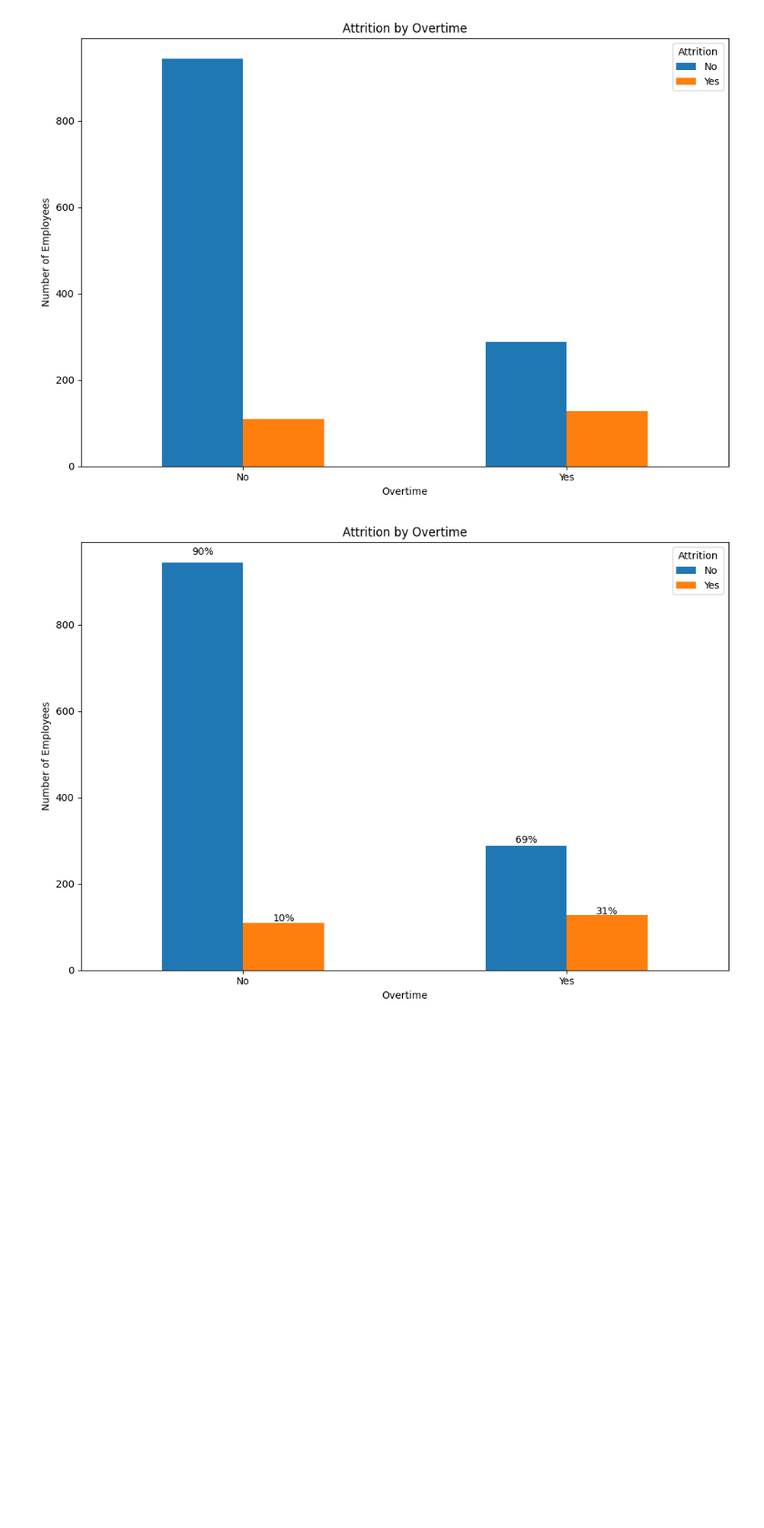
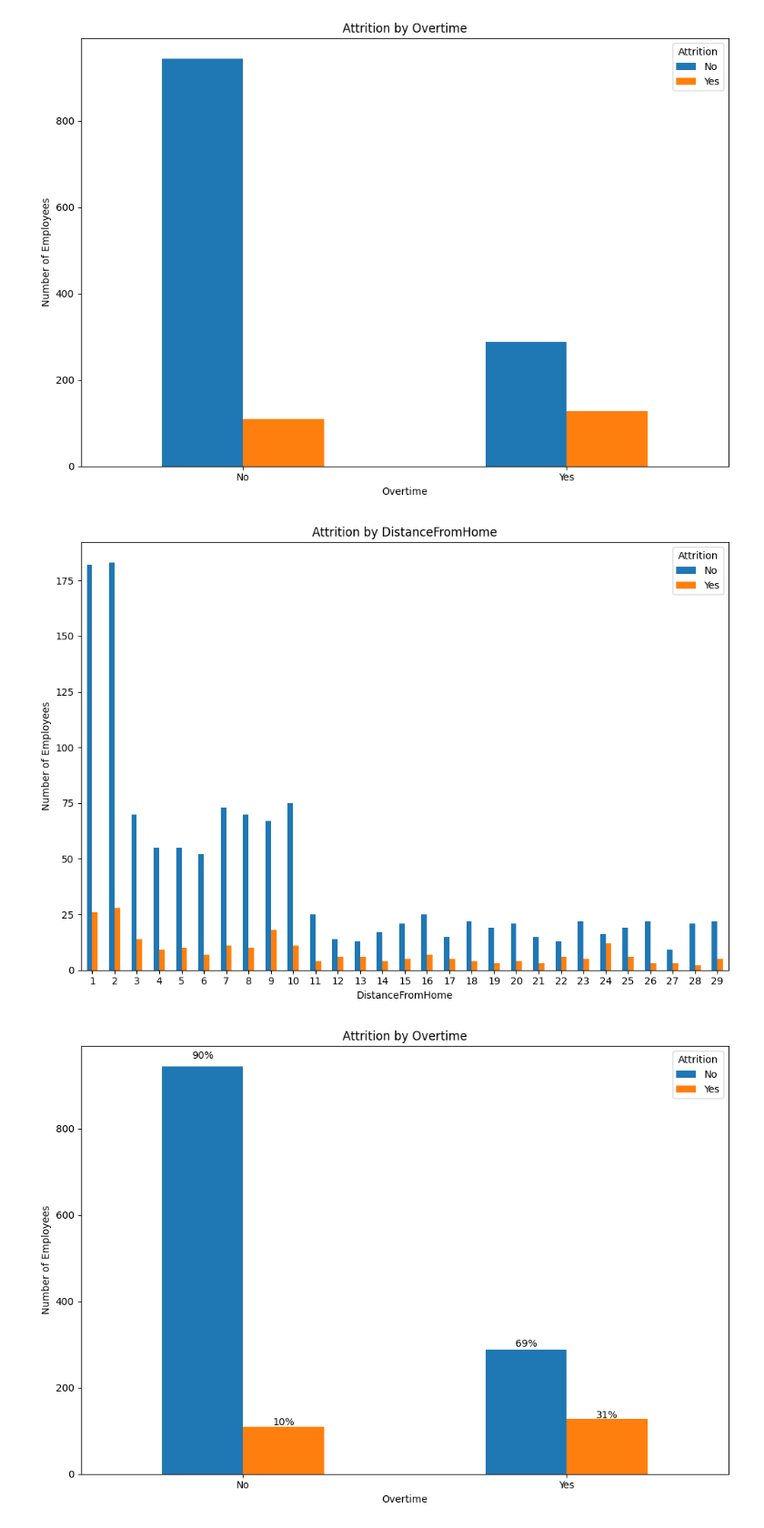
Before and after one commit to jmfsilvaj/HR-Analytics-Employee_Attrition, a Jupyter notebook: test_HR.ipynb, the cells around one changed output. Shown at 91% size. Saved outputs shown, nothing was run; the diff lists cells and outputs as text; code cells hidden in the pictures; blank space fills up the shorter version.

```diff
--- a/test_HR.ipynb
+++ b/test_HR.ipynb
@@ -231,6 +281,17 @@ plt.tight_layout()
 plt.show()
 # %% [output]
 [figure]
+# %%
+ct = pd.crosstab(df['DistanceFromHome'], df['Attrition'])
+ct.plot(kind='bar', stacked=False, figsize=(10, 7))
+plt.title('Attrition by DistanceFromHome')
+plt.ylabel('Number of Employees')
+plt.xlabel('DistanceFromHome')
+plt.xticks(rotation=0)
+plt.tight_layout()
+plt.show()
+# %% [output]
+[figure, added]
 # %%
 ct = pd.crosstab(df['OverTime'], df['Attrition'])
 
```
Also changed, not shown: parts of 22 cells of this notebook.
